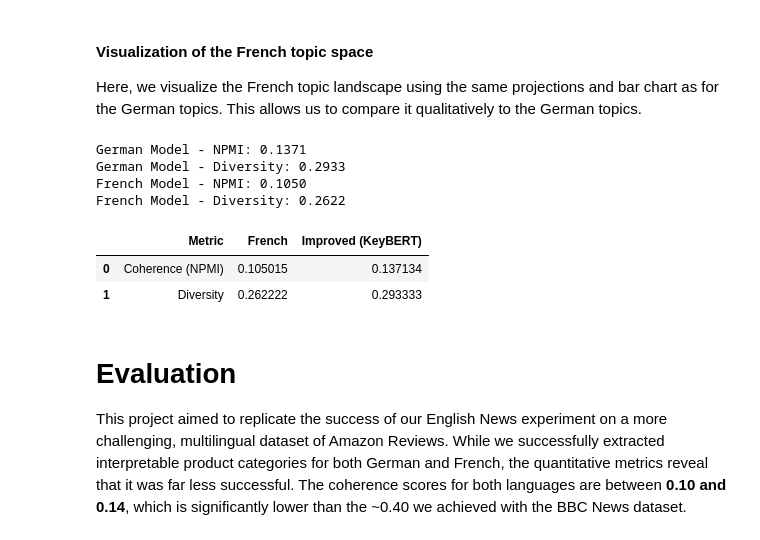
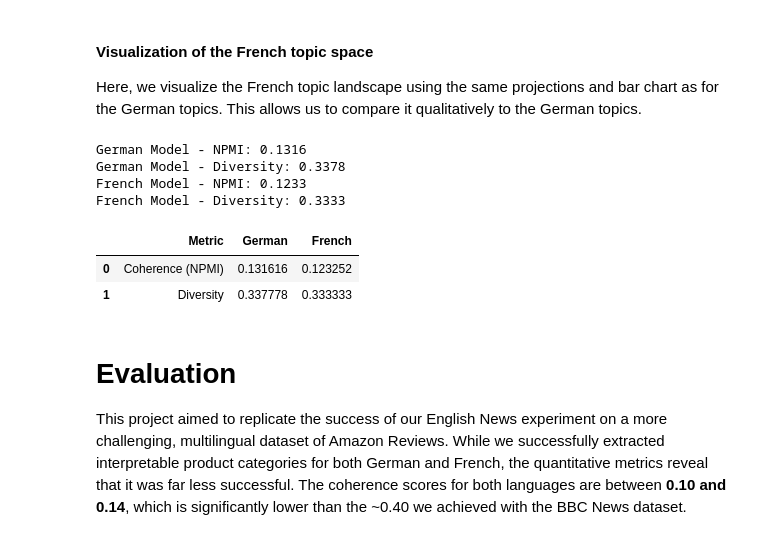
Before and after one commit to aeroonn/MachineLearning_NLP, a Jupyter notebook: diff_langs.ipynb, the cells around one changed output. Cells and saved outputs as stored; diff of their text form; code cells hidden in the pictures.

Commit message:
last eval on lemmatized data, taking 30k samples from each one

```diff
--- a/diff_langs.ipynb
+++ b/diff_langs.ipynb
@@ -48,8 +48,8 @@ Based on the results of the previous experiment, we decided to use **lemmatizati
 # %%
 import spacy
 
-nlp_de = spacy.load("de_core_news_sm")
-nlp_fr = spacy.load("fr_core_news_sm")
+nlp_de = spacy.load("de_core_news_lg")
+nlp_fr = spacy.load("fr_core_news_lg")
 
 def lemmatize(text: str, lang: str):
     if lang == "de":
@@ -58,11 +58,11 @@ def lemmatize(text: str, lang: str):
         doc = nlp_fr(text)
     return [tok.lemma_ for tok in doc if tok.is_alpha]
 
-lemmatized_german = [lemmatize(text, "de") for text in docs_train_german[:50000]]
+lemmatized_german = [lemmatize(text, "de") for text in docs_train_german[:30000]]
 print("Original German:", docs_train_german[0])
 print("Lemmatized German:", lemmatized_german[0])
 
-lemmatized_french = [lemmatize(text, "fr") for text in docs_train_french[:50000]]
+lemmatized_french = [lemmatize(text, "fr") for text in docs_train_french[:30000]]
 print("Original French:", docs_train_french[0])
 print("Lemmatized French:", lemmatized_french[0])
 # %% [output]
@@ -104,6 +104,9 @@ from sentence_transformers import SentenceTransformer
 sentence_model = SentenceTransformer("all-mpnet-base-v2")
 vectorizer_model = CountVectorizer(stop_words="english")
 # %%
+import os
+os.environ["TOKENIZERS_PARALLELISM"] = "false"
+
 representation_model_german = KeyBERTInspired()
 
 topic_model_baseline_german = BERTopic(
@@ -117,5 +120,5 @@ topic_model_baseline_german = BERTopic(
     representation_model=representation_model_german
 )
 
-topics_base_german, probs_base_german = topic_model_baseline_german.fit_transform(docs_train_german)
+topics_base_german, probs_base_german = topic_model_baseline_german.fit_transform(docs_cleaned_german)
 # %% [output]
@@ -240,36 +248,36 @@ fig_bar.show()
 # %%
 from calculate_t_coherence_and_diversity import evaluate_bertopic_pmi
 
 _, npm_german, div_german = evaluate_bertopic_pmi(
     topic_model=topic_model_baseline_german,
-    docs=docs_train_german,
+    docs=docs_cleaned_german,
     top_k_coherence=10,
     top_k_diversity=25,
     tag="German"
 )
 
 _, npm_french, div_french = evaluate_bertopic_pmi(
     topic_model=topic_model_baseline_french,
-    docs=docs_train_french,
+    docs=docs_cleaned_french,
     top_k_coherence=10,
     top_k_diversity=25,
     tag="French"
 )
 
 results_df = pd.DataFrame({
     "Metric": ["Coherence (NPMI)", "Diversity"],
+    "German": [npm_german, div_german],
     "French": [npm_french, div_french],
-    "Improved (KeyBERT)": [npm_german, div_german]
 })
 display(results_df)
 # %% [output]
-German Model - NPMI: 0.1371
-German Model - Diversity: 0.2933
-French Model - NPMI: 0.1050
-French Model - Diversity: 0.2622
+German Model - NPMI: 0.1316
+German Model - Diversity: 0.3378
+French Model - NPMI: 0.1233
+French Model - Diversity: 0.3333
-|  | Metric | French | Improved (KeyBERT) |
-| 0 | Coherence (NPMI) | 0.105015 | 0.137134 |
-| 1 | Diversity | 0.262222 | 0.293333 |
+|  | Metric | German | French |
+| 0 | Coherence (NPMI) | 0.131616 | 0.123252 |
+| 1 | Diversity | 0.337778 | 0.333333 |
 # %% [markdown]
 # Evaluation
 
```
Also changed, not shown: parts of 6 cells of this notebook, 8 other files.
